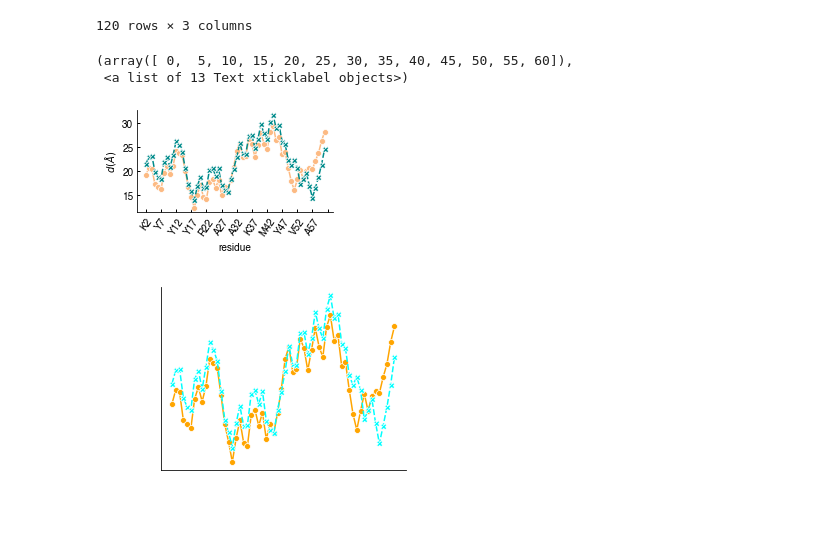
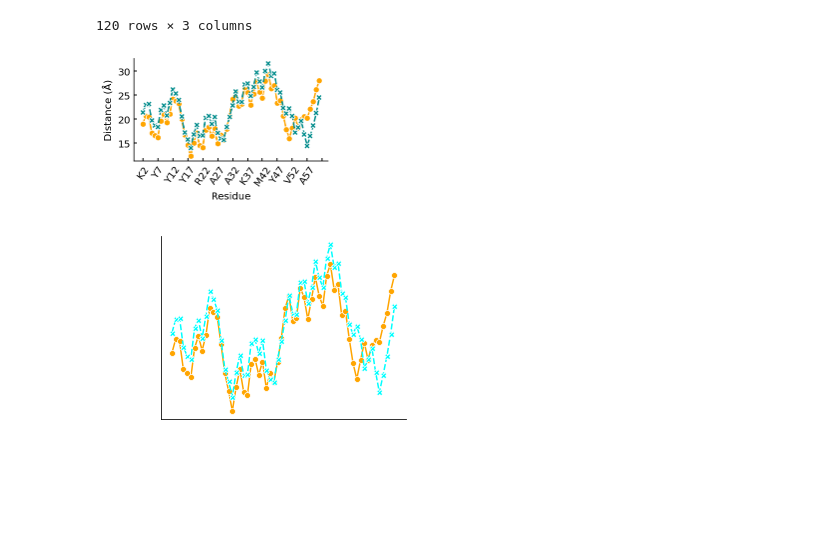
Before and after one commit to mallu2/CG_analysis, a Jupyter notebook: interaction_profiles.ipynb, the cells around one changed output. Saved outputs shown, nothing was run; the diff lists cells and outputs as text; code cells hidden in the pictures; blank space fills up the shorter version.

Commit message:
updated for final figures

```diff
--- a/interaction_profiles.ipynb
+++ b/interaction_profiles.ipynb
@@ -18,3 +14,9 @@ f_crystal = ('AnalysisPy/ClosestDistances/1efa_ClosestDist.dat')
+# %%
+data_f = "/home/malinlu/elflab/Projects/MD_lacI/EXP-20-BV4000_CG_analysis/lacI_CG/data/published_data/"
+
+f_1efa_distance_to_axis = (data_f + 'Interaction_Profiles/1efa_distancesToAxis.txt','r')
+f_NMR = (data_f + 'Interaction_Profiles/1osl_ClosestDist.dat')
+f_crystal = (data_f + 'Interaction_Profiles/1efa_ClosestDist.dat')
 # %%
 p1 = np.array([224/256, 236/256, 244/256, 1])
 p2 = np.array([158/256, 160/256, 218/256, 1])
@@ -82,3 +94,5 @@ BindingProfile='fullLacI_BindingProfile/'
+# %%
+BindingProfile=data_f + 'fullLacI_trajectories/BindingProfile'
 # %%
 distance_Ca_DNA_S01= pd.read_csv(BindingProfile+'/Footprint_S01.txt', sep='\s+',header=None)
 distance_Ca_DNA_R01 = pd.read_csv(BindingProfile+'/Footprint_R01.txt', sep='\s+',header=None)
@@ -101,28 +115,31 @@ df_clostest_distances_SvsR
 | 119 | S61 | 24.476 | $recognition$ |
 120 rows × 3 columns
 # %%
+fig5 = "/home/malinlu/elflab/Projects/MD_lacI/EXP-20-BV4000_CG_analysis/lacI_CG/data/published_data/Figures/Fig5/"
+
 fig, ax = plt.subplots(figsize = (3.5,2.1))
-sns.lineplot(data=df_clostest_distances_SvsR,x='residue',y='$d (Å)$',hue='conformation',style="conformation",markers=True,ci='sd',palette=[o2,'darkcyan'])
+sns.lineplot(data=df_clostest_distances_SvsR,x='residue',y='$d (Å)$',hue='conformation',style="conformation",\
+             markers=True,ci='sd',palette=['orange','darkcyan'])
 plt.legend([],[], frameon=False)
 plt.tick_params(
     axis='both',          # changes apply to the x-axis
     which='both',      # both major and minor ticks are affected
     bottom=True,      # ticks along the bottom edge are off
     top=False,         # ticks along the top edge are off
     labelbottom=True,
     labeltop = False,
     right=False, left=True, labelleft=True,labelsize='medium',
     width = 1,
     length = 3, color='k',direction ='in')
 plt.tight_layout()
 sns.despine()
 plt.xticks(range(0,61,5))
 plt.xticks(rotation=55)
-#plt.savefig('S_vs_R_profile',dpi=300,bbox_inches='tight', transparent=True)
+plt.ylabel("Distance (Å)")
+plt.xlabel("Residue")
+plt.savefig(fig5 + 'S_vs_R_profile',dpi=300,bbox_inches='tight', transparent=True)
 # %% [output]
-(array([ 0,  5, 10, 15, 20, 25, 30, 35, 40, 45, 50, 55, 60]),
- <a list of 13 Text xticklabel objects>)
-[figure, old version]
+[figure, new version]
 # %%
 fig=plt.subplots(figsize = (4.5,3.7),frameon=False,edgecolor='white')
 sns.lineplot(data=df_clostest_distances_SvsR,x='residue',y='$d (Å)$',hue='conformation',style="conformation",markers=True,ci='sd',palette=['orange','cyan'])
```
Also changed, not shown: parts of 5 cells of this notebook.
